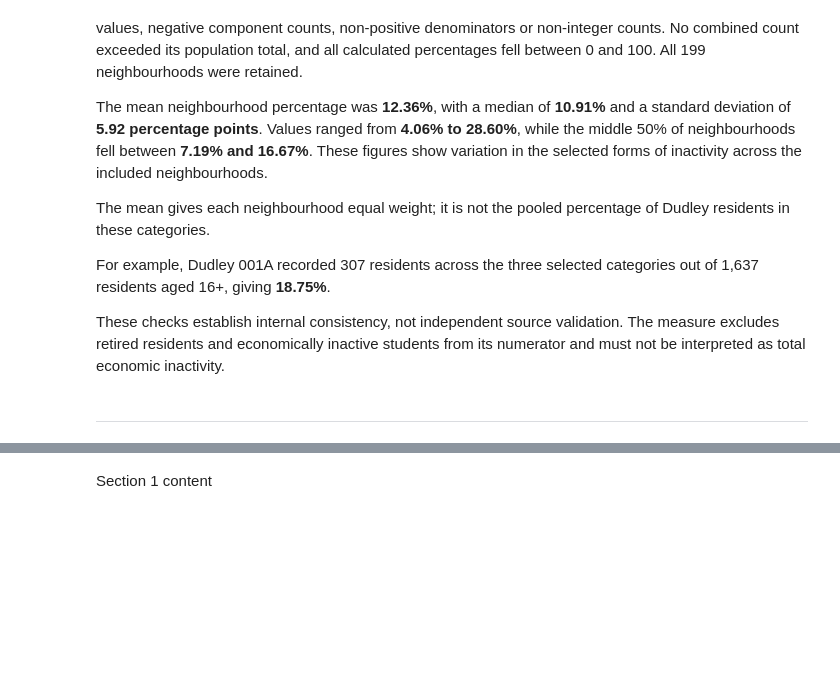
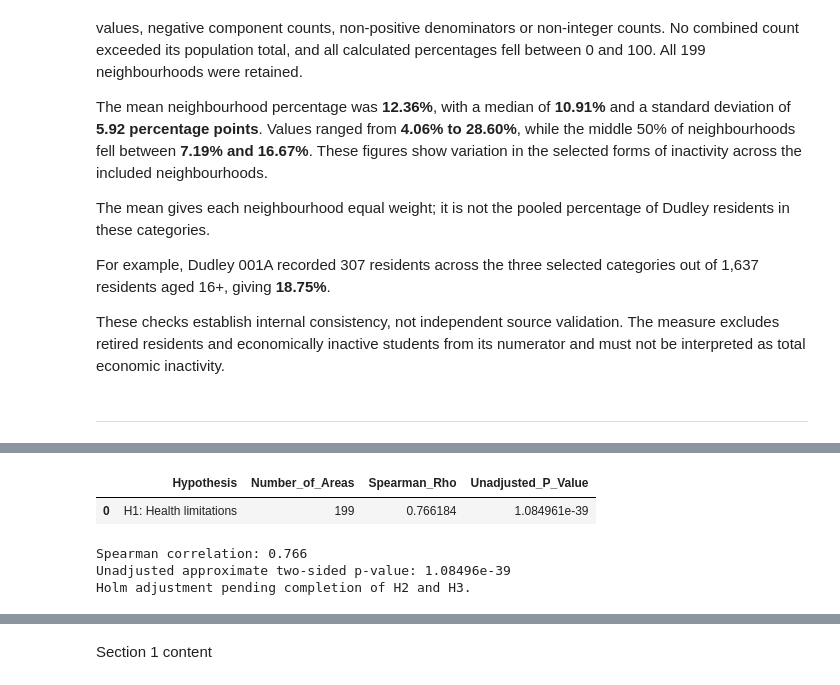
Before and after one commit to LieneRubule/dudley-employment-barriers, a Jupyter notebook: jupyter_notebooks/08_Hypothesis_Testing.ipynb, the cells around one changed output, grey strips where cells are left out. Saved outputs shown, nothing was run; the diff lists cells and outputs as text; code cells hidden in the pictures; blank space fills up the shorter version.

Commit message:
Test H1 health association and document findings and limitations

```diff
--- a/jupyter_notebooks/08_Hypothesis_Testing.ipynb
+++ b/jupyter_notebooks/08_Hypothesis_Testing.ipynb
@@ -407,0 +422,52 @@ These checks establish internal consistency, not independent source validation.
+# %%
+# Created with ChatGPT assistance and checked against SciPy documentation.
+from scipy.stats import spearmanr
+
+# Select the health indicator and the inactivity outcome to test H1.
+health_column = "Limited_A_Lot_16_Plus_Pct"
+outcome_column = "Selected_Inactive_Pct"
+
+h1_data = df[[health_column, outcome_column]]
+
+# Check for missing values so the test does not silently lose neighbourhoods.
+if h1_data.isna().any().any():
+    raise ValueError("Missing values found: review before testing.")
+
+# Check that both measures vary, because a correlation cannot be
+# calculated if every neighbourhood has the same value.
+if h1_data.nunique().lt(2).any():
+    raise ValueError("Both measures must vary across neighbourhoods.")
+
+# Compare the neighbourhood rankings on health limitations and inactivity.
+# Spearman correlation assesses whether higher values of one measure
+# tend to occur alongside higher or lower values of the other.
+# Use a two-sided test so either direction can be detected.
+# Documentation: https://docs.scipy.org/doc/scipy/reference/generated/scipy.stats.spearmanr.html
+h1_rho, h1_p = spearmanr(
+    h1_data[health_column],
+    h1_data[outcome_column],
+    alternative="two-sided"
+)
+
+# Store the results so H1 can later be compared with H2 and H3.
+# Keep the original numerical precision for the multiple-testing adjustment.
+h1_results = pd.DataFrame({
+    "Hypothesis": ["H1: Health limitations"],
+    "Number_of_Areas": [len(h1_data)],
+    "Spearman_Rho": [h1_rho],
+    "Unadjusted_P_Value": [h1_p]
+})
+
+# Display the association's direction and strength, plus its approximate
+# p-value. Delay significance conclusions until all three tests are adjusted.
+display(h1_results)
+
+print(f"Spearman correlation: {h1_rho:.3f}")
+print(f"Unadjusted approximate two-sided p-value: {h1_p:.6g}")
+print("Holm adjustment pending completion of H2 and H3.")
+# %% [output]
+|  | Hypothesis | Number_of_Areas | Spearman_Rho | Unadjusted_P_Value |
+| 0 | H1: Health limitations | 199 | 0.766184 | 1.084961e-39 |
+Spearman correlation: 0.766
+Unadjusted approximate two-sided p-value: 1.08496e-39
+Holm adjustment pending completion of H2 and H3.
```
Also changed, not shown: parts of 3 cells of this notebook.
